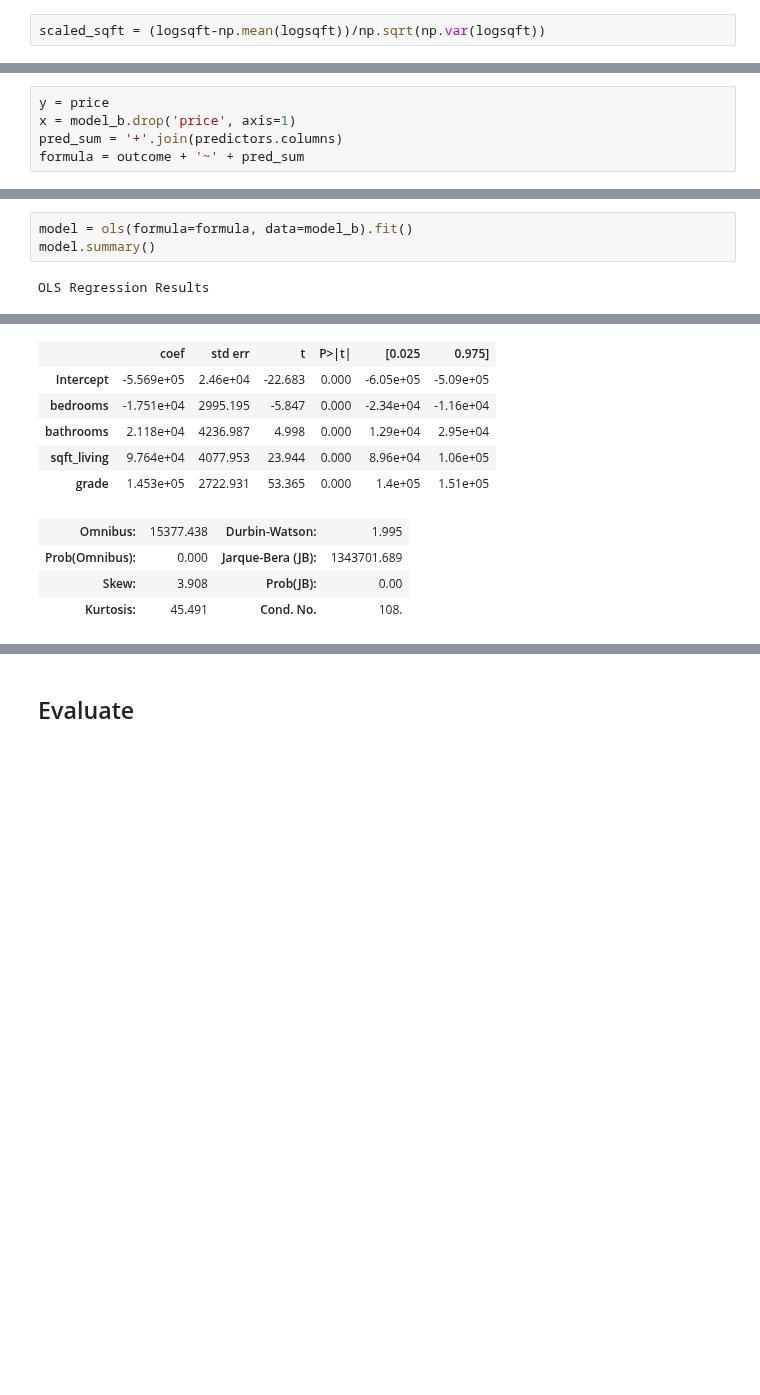
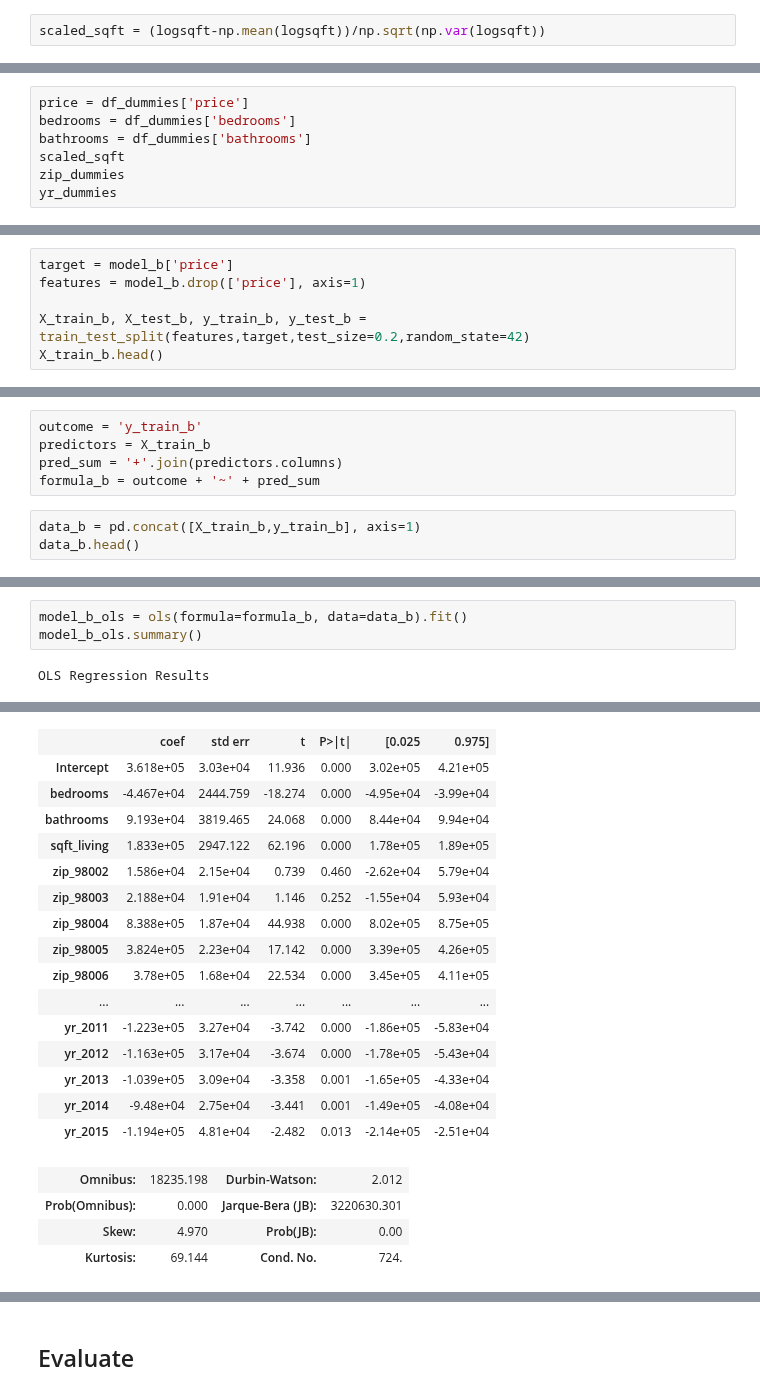
Before and after one commit to jmg0144/Housing-Linear-Regression-Analysis, a Jupyter notebook: home-sales-analysis.ipynb, the cells around one changed output, grey strips where cells are left out. Saved outputs shown, nothing was run; the diff lists cells and outputs as text; blank space fills up the shorter version.

Commit message:
Updated models a & b

```diff
--- a/home-sales-analysis.ipynb
+++ b/home-sales-analysis.ipynb
@@ -315,3 +424,10 @@ bathrooms = X_train['bathrooms']
+# %%
+price = df_dummies['price']
+bedrooms = df_dummies['bedrooms']
+bathrooms = df_dummies['bathrooms']
+scaled_sqft
+zip_dummies
+yr_dummies
 # %%
 model_b = pd.concat([price, bedrooms, bathrooms, scaled_sqft, zip_dummies, yr_dummies], axis=1)
 model_b.head()
@@ -325,0 +444,6 @@ model_b.head()
+# %%
+target = model_b['price']
+features = model_b.drop(['price'], axis=1)
+
+X_train_b, X_test_b, y_train_b, y_test_b = train_test_split(features,target,test_size=0.2,random_state=42)
+X_train_b.head()
@@ -326,5 +458,8 @@ model_b.head()
 # %%
-y = price
-x = model_b.drop('price', axis=1)
+outcome = 'y_train_b'
+predictors = X_train_b
 pred_sum = '+'.join(predictors.columns)
-formula = outcome + '~' + pred_sum
+formula_b = outcome + '~' + pred_sum
+# %%
+data_b = pd.concat([X_train_b,y_train_b], axis=1)
+data_b.head()
@@ -331,5 +474,5 @@ formula = outcome + '~' + pred_sum
 # %%
-model = ols(formula=formula, data=model_b).fit()
-model.summary()
+model_b_ols = ols(formula=formula_b, data=data_b).fit()
+model_b_ols.summary()
 # %% [output]
 OLS Regression Results
@@ -344,14 +487,24 @@ OLS Regression Results
 | Covariance Type: | nonrobust |  |  |
 |  | coef | std err | t | P>|t| | [0.025 | 0.975] |
-| Intercept | -5.569e+05 | 2.46e+04 | -22.683 | 0.000 | -6.05e+05 | -5.09e+05 |
-| bedrooms | -1.751e+04 | 2995.195 | -5.847 | 0.000 | -2.34e+04 | -1.16e+04 |
-| bathrooms | 2.118e+04 | 4236.987 | 4.998 | 0.000 | 1.29e+04 | 2.95e+04 |
-| sqft_living | 9.764e+04 | 4077.953 | 23.944 | 0.000 | 8.96e+04 | 1.06e+05 |
-| grade | 1.453e+05 | 2722.931 | 53.365 | 0.000 | 1.4e+05 | 1.51e+05 |
+| Intercept | 3.618e+05 | 3.03e+04 | 11.936 | 0.000 | 3.02e+05 | 4.21e+05 |
+| bedrooms | -4.467e+04 | 2444.759 | -18.274 | 0.000 | -4.95e+04 | -3.99e+04 |
+| bathrooms | 9.193e+04 | 3819.465 | 24.068 | 0.000 | 8.44e+04 | 9.94e+04 |
+| sqft_living | 1.833e+05 | 2947.122 | 62.196 | 0.000 | 1.78e+05 | 1.89e+05 |
+| zip_98002 | 1.586e+04 | 2.15e+04 | 0.739 | 0.460 | -2.62e+04 | 5.79e+04 |
+| zip_98003 | 2.188e+04 | 1.91e+04 | 1.146 | 0.252 | -1.55e+04 | 5.93e+04 |
+| zip_98004 | 8.388e+05 | 1.87e+04 | 44.938 | 0.000 | 8.02e+05 | 8.75e+05 |
+| zip_98005 | 3.824e+05 | 2.23e+04 | 17.142 | 0.000 | 3.39e+05 | 4.26e+05 |
+| zip_98006 | 3.78e+05 | 1.68e+04 | 22.534 | 0.000 | 3.45e+05 | 4.11e+05 |
+| ... | ... | ... | ... | ... | ... | ... |
+| yr_2011 | -1.223e+05 | 3.27e+04 | -3.742 | 0.000 | -1.86e+05 | -5.83e+04 |
+| yr_2012 | -1.163e+05 | 3.17e+04 | -3.674 | 0.000 | -1.78e+05 | -5.43e+04 |
+| yr_2013 | -1.039e+05 | 3.09e+04 | -3.358 | 0.001 | -1.65e+05 | -4.33e+04 |
+| yr_2014 | -9.48e+04 | 2.75e+04 | -3.441 | 0.001 | -1.49e+05 | -4.08e+04 |
+| yr_2015 | -1.194e+05 | 4.81e+04 | -2.482 | 0.013 | -2.14e+05 | -2.51e+04 |
-| Omnibus: | 15377.438 | Durbin-Watson: | 1.995 |
-| Prob(Omnibus): | 0.000 | Jarque-Bera (JB): | 1343701.689 |
-| Skew: | 3.908 | Prob(JB): | 0.00 |
-| Kurtosis: | 45.491 | Cond. No. | 108. |
+| Omnibus: | 18235.198 | Durbin-Watson: | 2.012 |
+| Prob(Omnibus): | 0.000 | Jarque-Bera (JB): | 3220630.301 |
+| Skew: | 4.970 | Prob(JB): | 0.00 |
+| Kurtosis: | 69.144 | Cond. No. | 724. |
 Notes:
 [1] Standard Errors assume that the covariance matrix of the errors is correctly specified.
 # %% [markdown]
```
Also changed, not shown: parts of 56 cells of this notebook.
